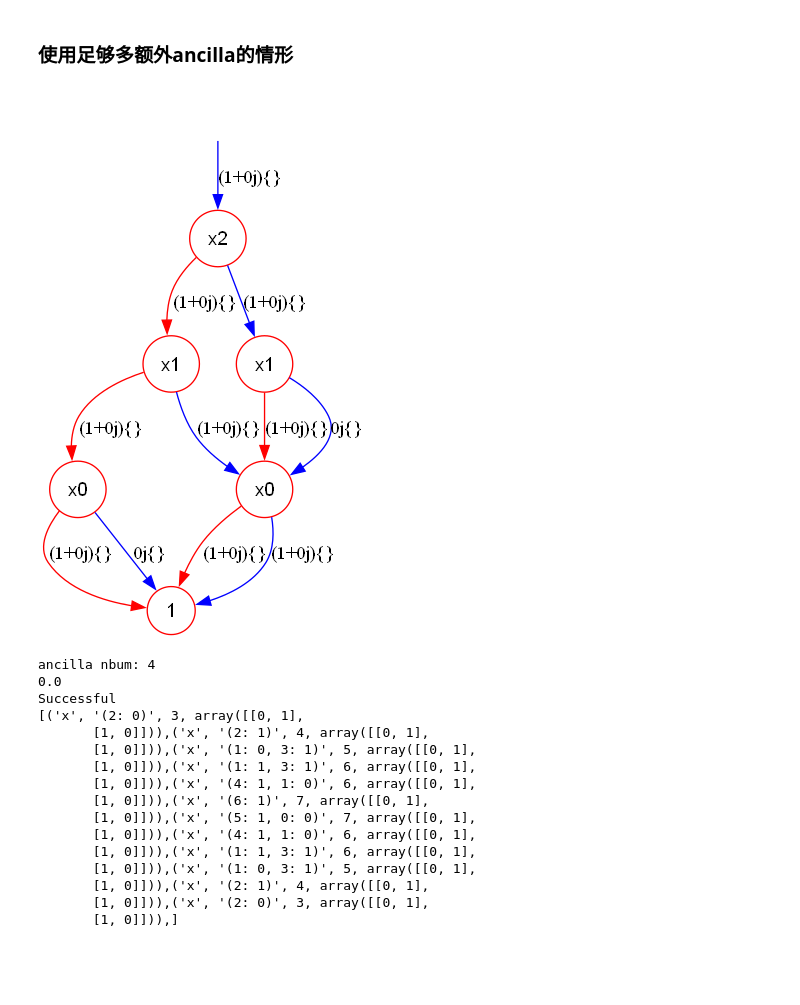
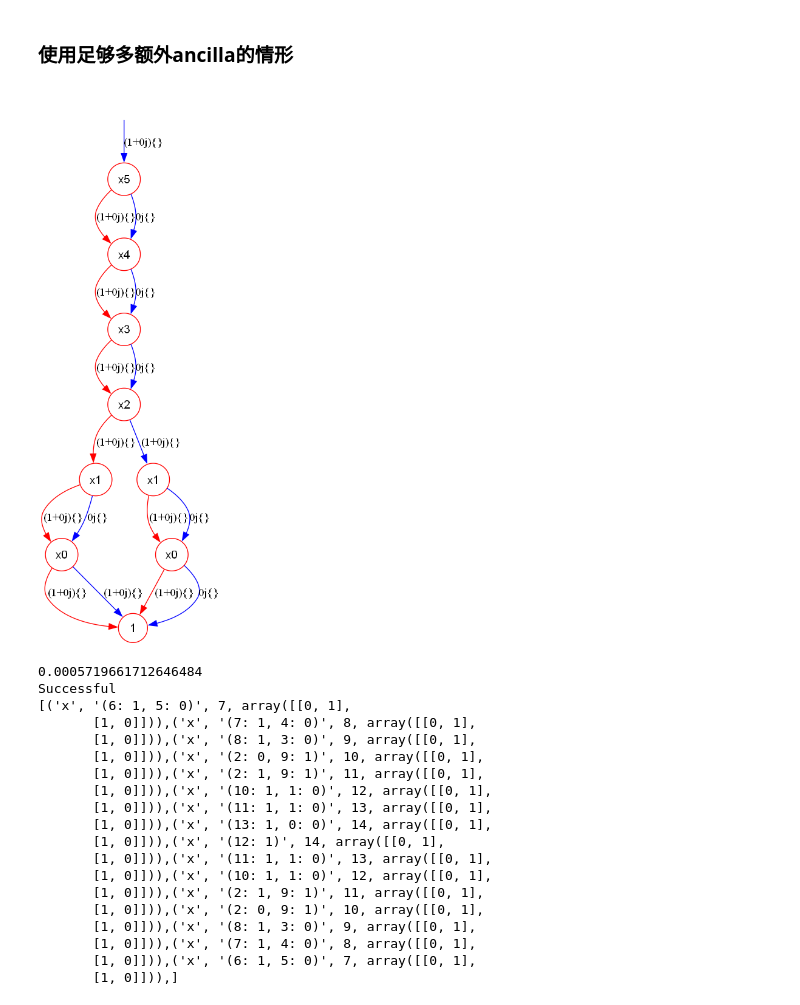
Before and after one commit to Veriqc/LimTDD_Oracle_Syn, a Jupyter notebook: Oracle_Syn3.ipynb, the cells around one changed output. Saved outputs shown, nothing was run; the diff lists cells and outputs as text; code cells hidden in the pictures; blank space fills up the shorter version.

```diff
--- a/Oracle_Syn3.ipynb
+++ b/Oracle_Syn3.ipynb
@@ -221,11 +221,13 @@ def verify_success(cir,data,n,anc_num):
             print('Not Successful, see input:',input)
     print('Successful')
 # %%
-n = 3
-tdd,data = get_ramdom_TDD(n)
+n = 6
+#tdd,data = get_ramdom_TDD(n)
+tt = 19
+tdd,data = get_TDD_from_truth_table(n, tt)
 tdd.show()
 # %% [output]
-[figure, old version]
+[figure, new version]
 # %%
 t_start = time.time()
 cir,anc_num = oracle_syn3(tdd,n_r=n)
@@ -234,21 +236,24 @@ print(time.time()-t_start)
 verify_success(cir,data,n,anc_num)
 print(cir)
 # %% [output]
-ancilla nbum: 4
-0.0
+0.0005719661712646484
 Successful
-[('x', '(2: 0)', 3, array([[0, 1],
-       [1, 0]])),('x', '(2: 1)', 4, array([[0, 1],
-       [1, 0]])),('x', '(1: 0, 3: 1)', 5, array([[0, 1],
-       [1, 0]])),('x', '(1: 1, 3: 1)', 6, array([[0, 1],
-       [1, 0]])),('x', '(4: 1, 1: 0)', 6, array([[0, 1],
-       [1, 0]])),('x', '(6: 1)', 7, array([[0, 1],
-       [1, 0]])),('x', '(5: 1, 0: 0)', 7, array([[0, 1],
-       [1, 0]])),('x', '(4: 1, 1: 0)', 6, array([[0, 1],
-       [1, 0]])),('x', '(1: 1, 3: 1)', 6, array([[0, 1],
-       [1, 0]])),('x', '(1: 0, 3: 1)', 5, array([[0, 1],
-       [1, 0]])),('x', '(2: 1)', 4, array([[0, 1],
-       [1, 0]])),('x', '(2: 0)', 3, array([[0, 1],
+[('x', '(6: 1, 5: 0)', 7, array([[0, 1],
+       [1, 0]])),('x', '(7: 1, 4: 0)', 8, array([[0, 1],
+       [1, 0]])),('x', '(8: 1, 3: 0)', 9, array([[0, 1],
+       [1, 0]])),('x', '(2: 0, 9: 1)', 10, array([[0, 1],
+       [1, 0]])),('x', '(2: 1, 9: 1)', 11, array([[0, 1],
+       [1, 0]])),('x', '(10: 1, 1: 0)', 12, array([[0, 1],
+       [1, 0]])),('x', '(11: 1, 1: 0)', 13, array([[0, 1],
+       [1, 0]])),('x', '(13: 1, 0: 0)', 14, array([[0, 1],
+       [1, 0]])),('x', '(12: 1)', 14, array([[0, 1],
+       [1, 0]])),('x', '(11: 1, 1: 0)', 13, array([[0, 1],
+       [1, 0]])),('x', '(10: 1, 1: 0)', 12, array([[0, 1],
+       [1, 0]])),('x', '(2: 1, 9: 1)', 11, array([[0, 1],
+       [1, 0]])),('x', '(2: 0, 9: 1)', 10, array([[0, 1],
+       [1, 0]])),('x', '(8: 1, 3: 0)', 9, array([[0, 1],
+       [1, 0]])),('x', '(7: 1, 4: 0)', 8, array([[0, 1],
+       [1, 0]])),('x', '(6: 1, 5: 0)', 7, array([[0, 1],
        [1, 0]])),]
 # %%
 t_start = time.time()
```
Also changed, not shown: parts of 1 cell of this notebook, 3 other files.
